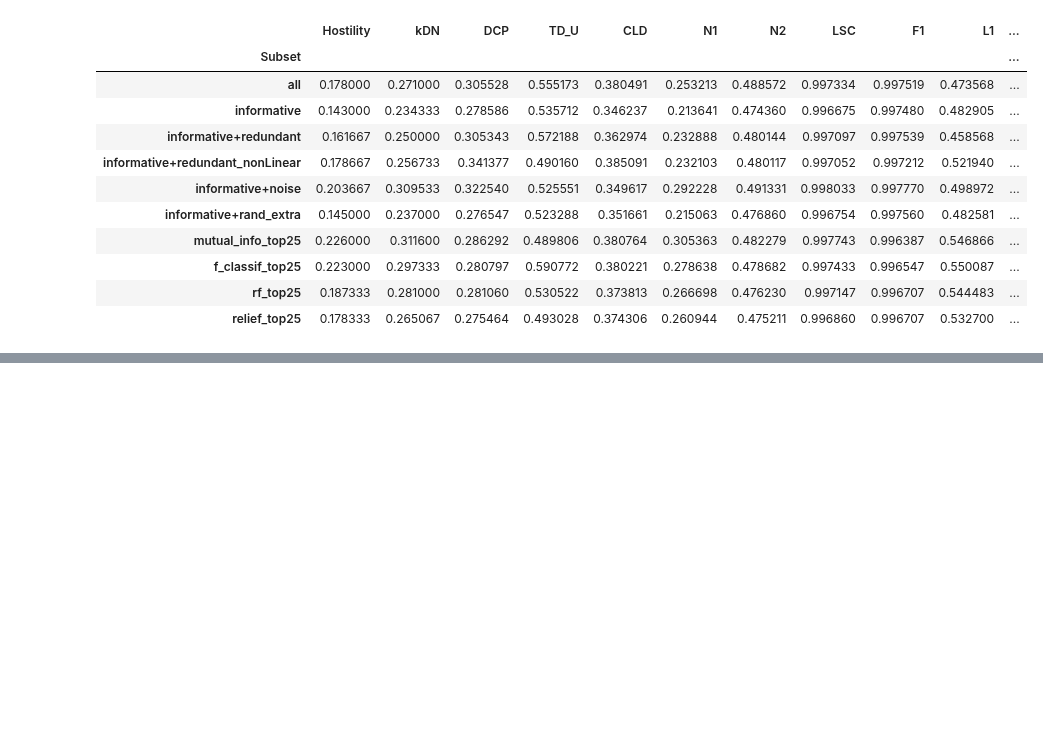
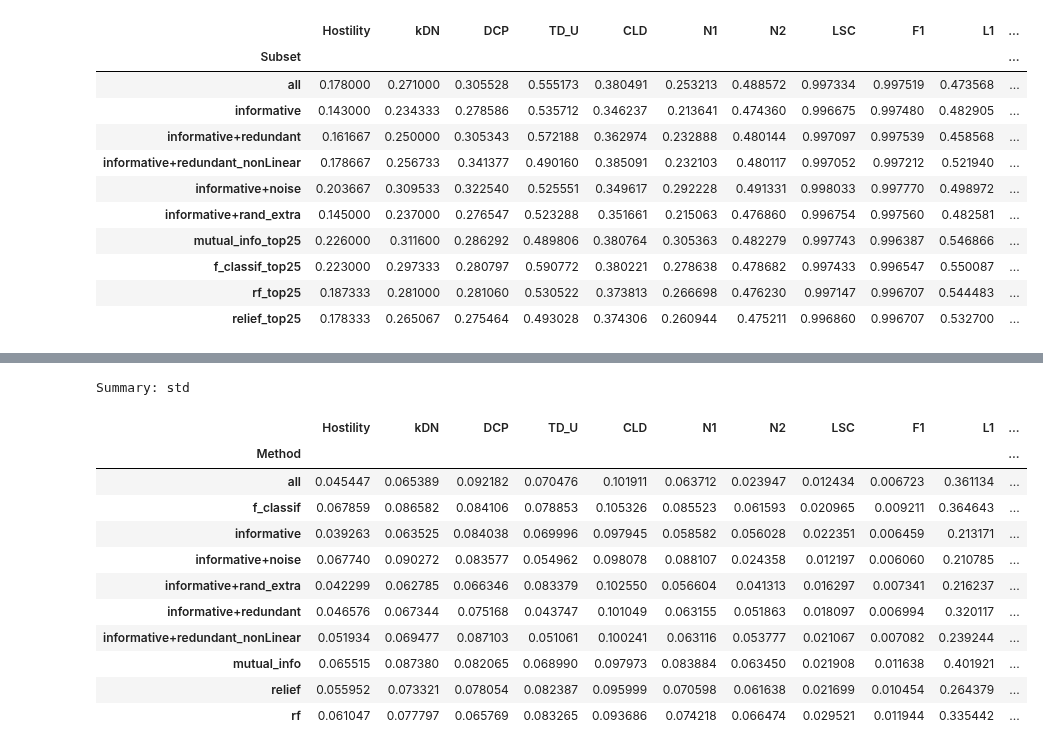
Before and after one commit to carmenlancho/FeatureSelection_Complexity, a Jupyter notebook: Notebooks/FS_ComplexityExploration.ipynb, the cells around one changed output, grey strips where cells are left out. Cells and saved outputs as stored; diff of their text form; code cells hidden in the pictures; blank space fills up the shorter version.

```diff
--- a/Notebooks/FS_ComplexityExploration.ipynb
+++ b/Notebooks/FS_ComplexityExploration.ipynb
@@ -348,0 +409,17 @@ display(comparison_all.loc['ArtificialDataset12'].style.background_gradient(cmap
+# %%
+print('Summary: std')
+display(summary_std.style.background_gradient(cmap="viridis"))
+# %% [output]
+Summary: std
+|  | Hostility | kDN | DCP | TD_U | CLD | N1 | N2 | LSC | F1 | L1 | ... |
+| Method |  |  |  |  |  |  |  |  |  |  | ... |
+| all | 0.045447 | 0.065389 | 0.092182 | 0.070476 | 0.101911 | 0.063712 | 0.023947 | 0.012434 | 0.006723 | 0.361134 | ... |
+| f_classif | 0.067859 | 0.086582 | 0.084106 | 0.078853 | 0.105326 | 0.085523 | 0.061593 | 0.020965 | 0.009211 | 0.364643 | ... |
+| informative | 0.039263 | 0.063525 | 0.084038 | 0.069996 | 0.097945 | 0.058582 | 0.056028 | 0.022351 | 0.006459 | 0.213171 | ... |
+| informative+noise | 0.067740 | 0.090272 | 0.083577 | 0.054962 | 0.098078 | 0.088107 | 0.024358 | 0.012197 | 0.006060 | 0.210785 | ... |
+| informative+rand_extra | 0.042299 | 0.062785 | 0.066346 | 0.083379 | 0.102550 | 0.056604 | 0.041313 | 0.016297 | 0.007341 | 0.216237 | ... |
+| informative+redundant | 0.046576 | 0.067344 | 0.075168 | 0.043747 | 0.101049 | 0.063155 | 0.051863 | 0.018097 | 0.006994 | 0.320117 | ... |
+| informative+redundant_nonLinear | 0.051934 | 0.069477 | 0.087103 | 0.051061 | 0.100241 | 0.063116 | 0.053777 | 0.021067 | 0.007082 | 0.239244 | ... |
+| mutual_info | 0.065515 | 0.087380 | 0.082065 | 0.068990 | 0.097973 | 0.083884 | 0.063450 | 0.021908 | 0.011638 | 0.401921 | ... |
+| relief | 0.055952 | 0.073321 | 0.078054 | 0.082387 | 0.095999 | 0.070598 | 0.061638 | 0.021699 | 0.010454 | 0.264379 | ... |
+| rf | 0.061047 | 0.077797 | 0.065769 | 0.083265 | 0.093686 | 0.074218 | 0.066474 | 0.029521 | 0.011944 | 0.335442 | ... |
```
Also changed, not shown: parts of 7 cells of this notebook.
